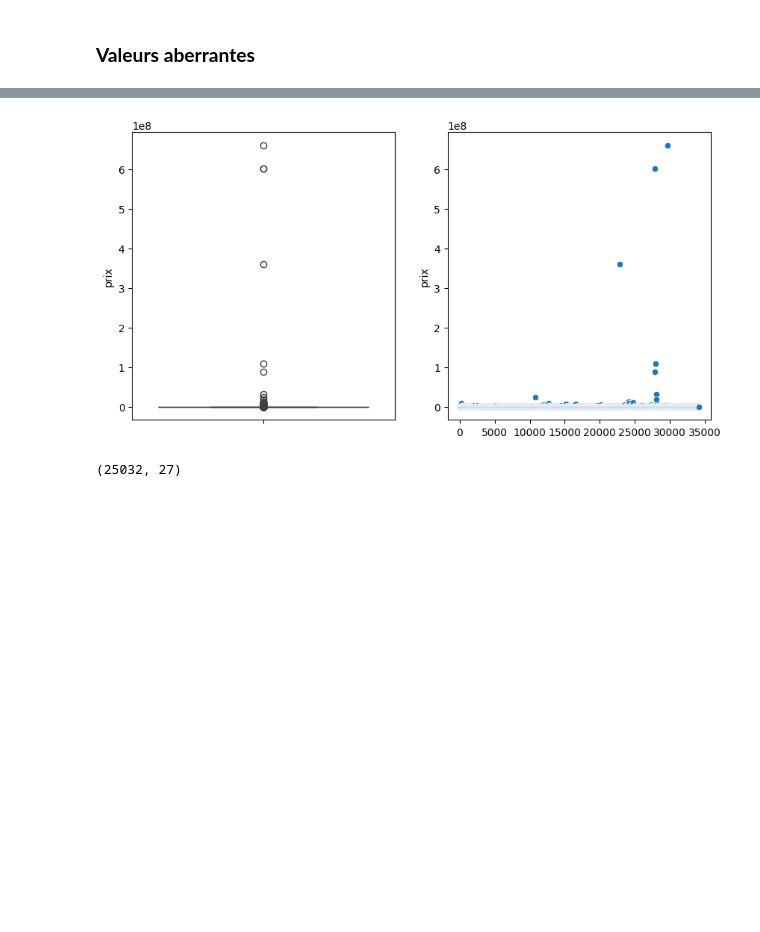
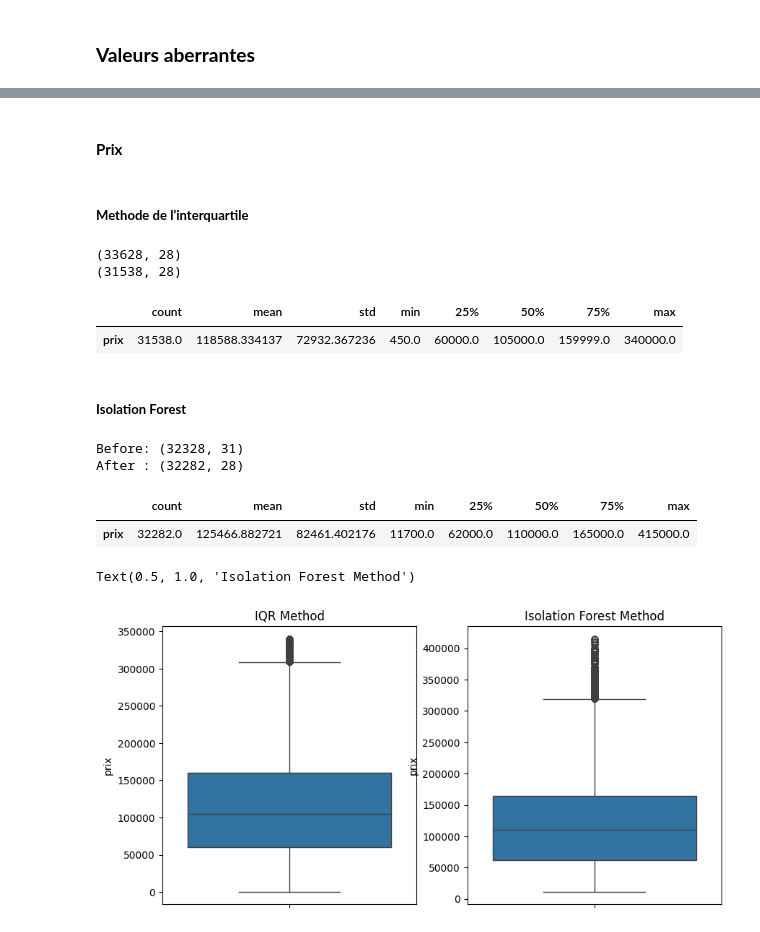
Before and after one commit to abdelhaqelamraoui/ml_mini_project, a Jupyter notebook: cleaning.ipynb, the cells around one changed output, grey strips where cells are left out. Saved outputs shown, nothing was run; the diff lists cells and outputs as text; code cells hidden in the pictures; blank space fills up the shorter version.

```diff
--- a/cleaning.ipynb
+++ b/cleaning.ipynb
@@ -8,4 +12,4 @@ import numpy as np
 # %% [markdown]
 ### **Loading and Exploration**
 # %%
-df = pd.read_csv('data/data.csv')
+df_raw = pd.read_csv('data/data.csv')
@@ -156,0 +523,2 @@ Prix
+# %%
+df_aberr = df_suppr.copy()
@@ -157,17 +530,57 @@ Prix
+# %% [markdown]
+#### **Prix**
+# %% [markdown]
+##### **Methode de l'interquartile**
+# %%
+# isr is not suitable for skewed data
+
+q1 = df_aberr['prix'].quantile(0.25)
+q3 = df_aberr['prix'].quantile(0.75)
+iqr = q3 - q1
+min = q1 - 1.5 * iqr
+max = q3 + 1.5 * iqr
+df_iqr = df_aberr[(df_aberr['prix'] >= min ) & (df_aberr['prix'] <= max)]
+print(df_aberr.shape)
+print(df_iqr.shape)
+df_iqr['prix'].describe().to_frame().T
+# %% [output]
+(33628, 28)
+(31538, 28)
+|  | count | mean | std | min | 25% | 50% | 75% | max |
+| prix | 31538.0 | 118588.334137 | 72932.367236 | 450.0 | 60000.0 | 105000.0 | 159999.0 | 340000.0 |
+# %% [markdown]
+##### **Isolation Forest**
+# %%
+# iso is suitable for skewed data
+
+df_iso = df_aberr.copy()
+
+# 4% of data flagged as outliers
+iso = IsolationForest(contamination=0.04, random_state=42)
+df_iso['outlier'] = iso.fit_predict(df_aberr[['prix']])
+
+# Identify outliers for visualization (before filtering)
+outliers = df_iso['outlier'] == -1  # Boolean mask for outliers
+
+# Filter out the outliers (keep rows where outlier == 1) and drop the 'outlier' column
+df_iso = df_iso[df_iso['outlier'] == 1].drop(columns='outlier')
+
+print("Before:", df.shape)
+print("After :", df_iso.shape)
+
+df_iso['prix'].describe().to_frame().T
+# %% [output]
+Before: (32328, 31)
+After : (32282, 28)
+|  | count | mean | std | min | 25% | 50% | 75% | max |
+| prix | 32282.0 | 125466.882721 | 82461.402176 | 11700.0 | 62000.0 | 110000.0 | 165000.0 | 415000.0 |
 # %%
-df = df_final.copy()
-_, (ax1, ax2) = plt.subplots(1,2, figsize=(10,5))
-sns.boxplot(df, y='prix', ax=ax1);
-sns.scatterplot(df['prix'], ax=ax2);
+_, (ax1, ax2) = plt.subplots(1, 2, figsize=(10, 5))
+sns.boxplot(df_iqr, y='prix', ax=ax1)
+ax1.set_title('IQR Method')
+
+sns.boxplot(df_iso, y='prix', ax=ax2)
+ax2.set_title('Isolation Forest Method')
 # %% [output]
+Text(0.5, 1.0, 'Isolation Forest Method')
-[figure, old version]
+[figure, new version]
-# %%
-q1 = df['prix'].quantile(0.25)
-q3 = df['prix'].quantile(0.75)
-iqr = q3 - q1
-min = q1 - 1.5 * iqr
-max = q3 + 1.5 * iqr
-df_clean_outliers = df[(df['prix'] >= min ) & (df['prix'] <= max)]
-df_clean_outliers.shape
-# %% [output]
-(25032, 27)
```
Also changed, not shown: parts of 85 cells of this notebook, 6 other files.
